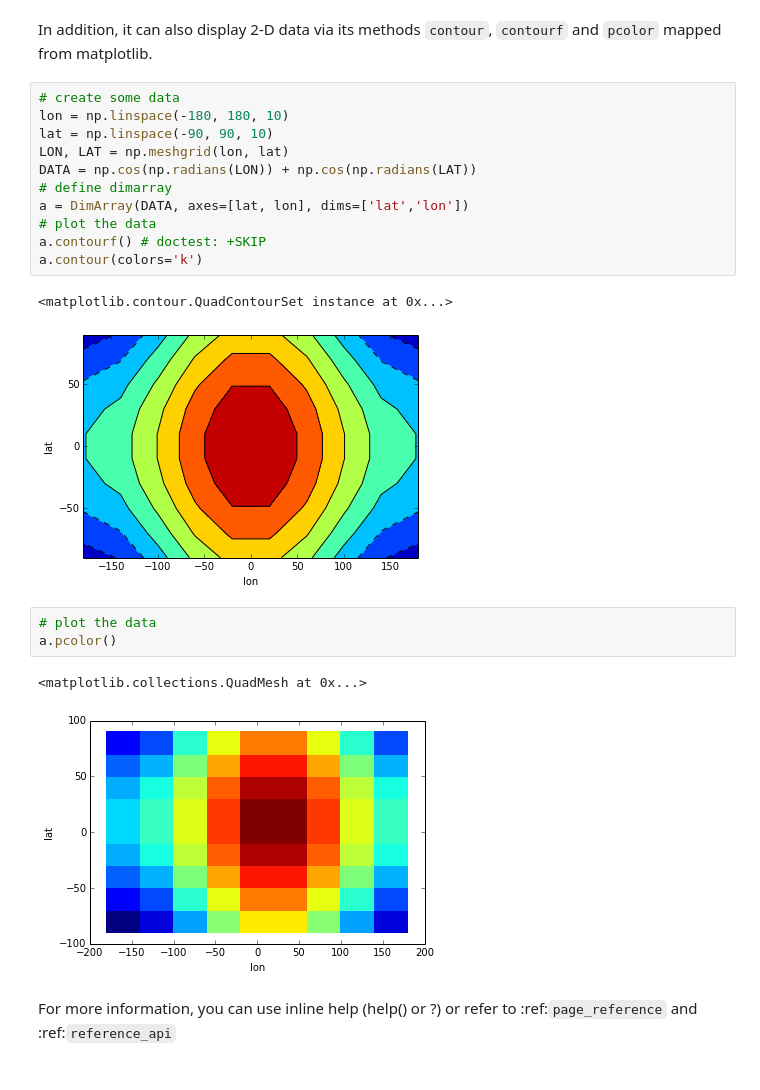
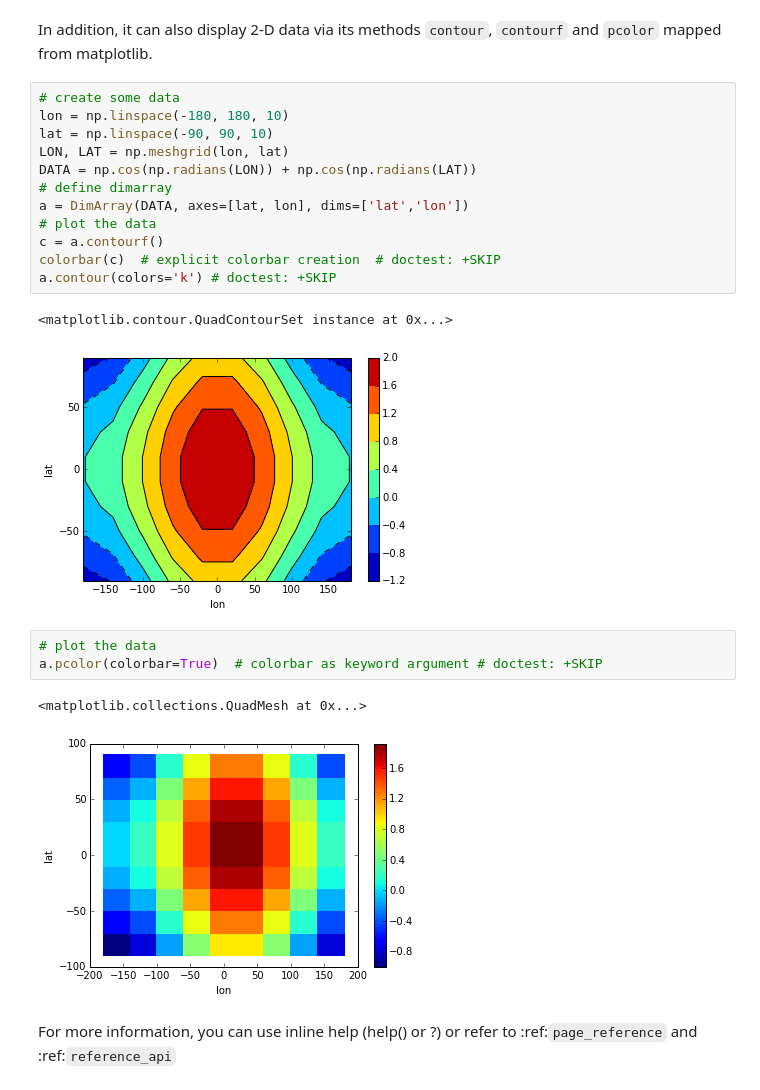
Before and after one commit to perrette/dimarray, a Jupyter notebook: docs/notebooks/tutorial.ipynb, the cells around one changed output. Cells and saved outputs as stored; diff of their text form.

```diff
--- a/docs/notebooks/tutorial.ipynb
+++ b/docs/notebooks/tutorial.ipynb
@@ -331,22 +335,23 @@ In addition, it can also display 2-D data via its methods `contour`, `contourf`
 # %%
 # create some data
 lon = np.linspace(-180, 180, 10)
 lat = np.linspace(-90, 90, 10)
 LON, LAT = np.meshgrid(lon, lat)
 DATA = np.cos(np.radians(LON)) + np.cos(np.radians(LAT))
 # define dimarray
 a = DimArray(DATA, axes=[lat, lon], dims=['lat','lon'])
 # plot the data
-a.contourf() # doctest: +SKIP
-a.contour(colors='k')
+c = a.contourf()
+colorbar(c)  # explicit colorbar creation  # doctest: +SKIP
+a.contour(colors='k') # doctest: +SKIP
 # %% [output]
 <matplotlib.contour.QuadContourSet instance at 0x...>
-[figure, old version]
+[figure, new version]
 # %%
 # plot the data
-a.pcolor()
+a.pcolor(colorbar=True)  # colorbar as keyword argument # doctest: +SKIP
 # %% [output]
 <matplotlib.collections.QuadMesh at 0x...>
-[figure, old version]
+[figure, new version]
 # %% [markdown]
 For more information, you can use inline help (help() or ?) or refer to :ref:`page_reference` and :ref:`reference_api`
```
Also changed, not shown: parts of 1 cell of this notebook, 14 other files.
